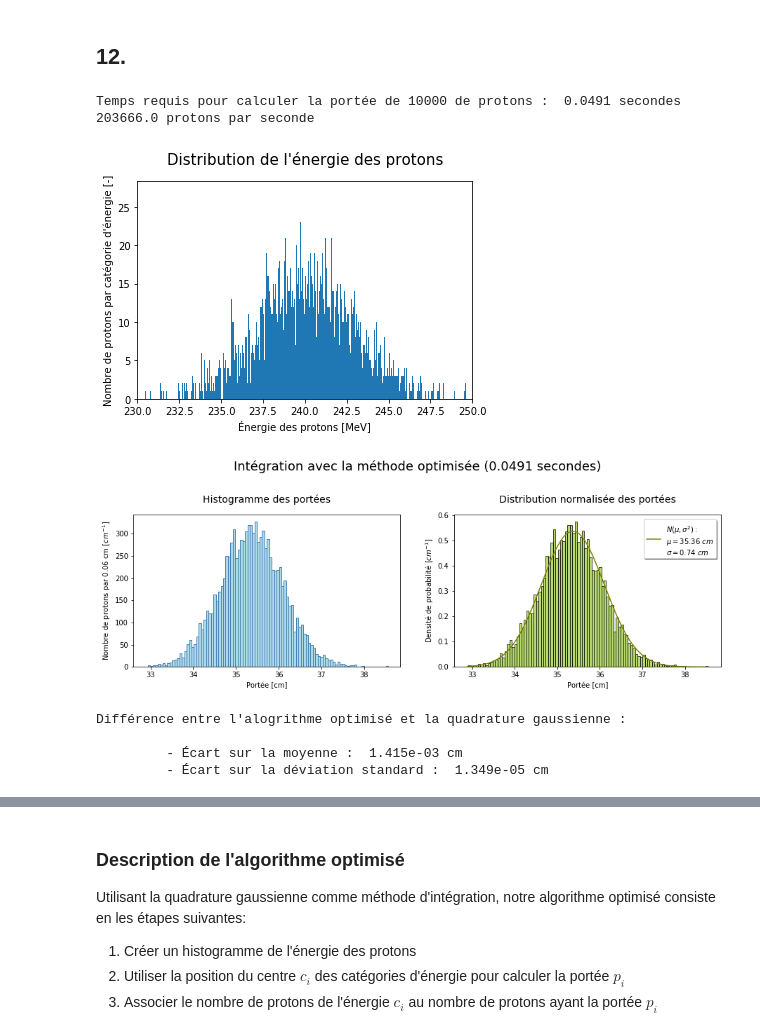
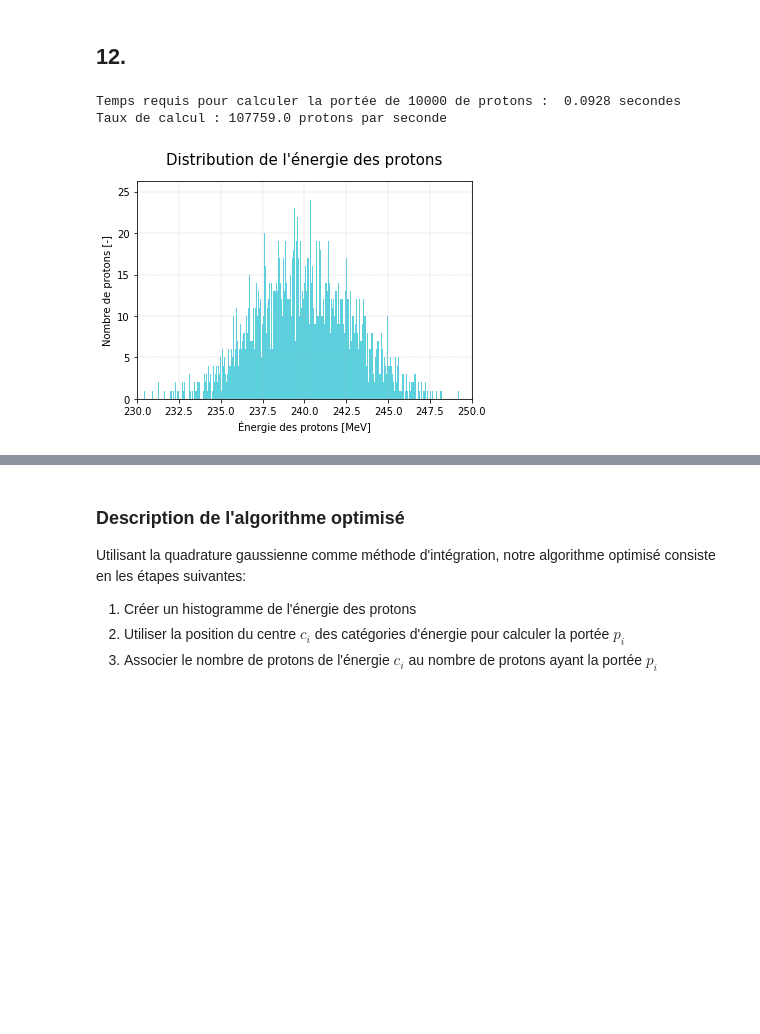
Before and after one commit to eliedl/Physique_numerique, a Jupyter notebook: TP1/TP1_total.ipynb, the cells around one changed output, grey strips where cells are left out. Cells and saved outputs as stored; diff of their text form; code cells hidden in the pictures; blank space fills up the shorter version.

```diff
--- a/TP1/TP1_total.ipynb
+++ b/TP1/TP1_total.ipynb
@@ -138,9 +143,9 @@ def get_s_col(r_e, n_e, T, I, m_e=0.511):
 
     """ Retourne le pouvoir d'arrêt collisonnel d'un matériau
 
-    :params:---------------Description---------------: Unités : type :
+    :params:---------------Description---------------: Unités :
 
-        r_e: Rayon électronique                          cm      float
+        r_e: Rayon électronique                          cm
         n_e: Densité électronique du matériau          cm^{-3}
        beta: Facteur de vitesse réduite                  -
       gamma: Facteur de Lorentz                          -
@@ -159,13 +164,12 @@ def get_s_col(r_e, n_e, T, I, m_e=0.511):
 T = np.linspace(3, 10000, 100000)
 
 s_col_eau = get_s_col(r_e, n_e_eau, T, I_eau)
-
 s_col_cort = get_s_col(r_e, n_e_cort, T, I_cort)
 
 p_col_cort = s_col_cort/rho_cort
 
+#Gestion de l'affichage
 ax = plt.subplot(111)
-
 plt.plot(T, s_col_eau, label=r"           Eau: $\rho = 1,00\ g/cm^3$")
 plt.plot(T, p_col_cort, label=r"Os cortical: $\rho = 1,85\ g/cm^3$")
 plt.xscale('log')
@@ -818,79 +799,37 @@ def weighted_avg_and_std(values, weights):
     variance = np.average((values-average)**2, weights=weights)  # Fast and numerically precise
     return (average, np.sqrt(variance))
 
 nombre_protons = 10000
 
 
 start = timer()
 
 protons = np.histogram(energie, 2000)
 
 mat = []
 
 count = protons[0][np.nonzero(protons[0])[0]]
 e = protons[1][np.nonzero(protons[0])[0]]
 
 mat = gauss_quad(15, e)
 
 total = [count, mat]
 end = timer()
 
 time_opt = np.round(end - start, 4)
 
 
 print("Temps requis pour calculer la portée de {} de protons : ".format(nombre_protons), time_opt, "secondes")
-print("{} protons par seconde".format(np.round(nombre_protons/time_opt)))
+print("Taux de calcul : {} protons par seconde".format(np.round(nombre_protons/time_opt)))
 
-
-
-plt.hist(protons[1][:-1], weights=protons[0], bins= 2000)
+plt.hist(protons[1][:-1], weights=protons[0], bins= 2000, alpha=0.7, color='C9')
 plt.xlabel("Énergie des protons [MeV]")
-plt.ylabel("Nombre de protons par catégorie d'énergie [-]")
+plt.ylabel("Nombre de protons [-]")
 plt.title("Distribution de l'énergie des protons", y=1.05, fontsize=15)
 plt.xlim([230, 250])
+plt.grid('True', which='Major', ls='--', linewidth=0.3)
 plt.show()
-
-mu_opt, sigma_opt = weighted_avg_and_std(mat, weights = count/(np.sum(count)))
-
-x_fit_opt = np.linspace(min(mat), max(mat), 10000)
-y_opt = normal_pdf(x_fit_opt, mu_opt, sigma_opt)
-
-n_opt, x_opt = np.histogram(total[1],weights = total[0], bins=100)
-wid_opt = (x_opt[1]-x_opt[0])*np.ones(len(x_opt))
-
-n_opt = n_opt/(sum(n_opt)*wid_opt[0])
-
-fig, ax = plt.subplots(1,2, figsize=(15,4))
-
-ax[0].hist(total[1], weights=total[0], bins = 100, color='lightblue', edgecolor='steelblue')
-ax[0].set_title('Histogramme des portées', y=1.05, fontsize=14)
-ax[0].set_ylabel('Nombre de protons par 0.06 cm $[cm^{-1}]$')
-ax[0].set_xlabel('Portée [cm]')
-
-ax[1].bar(x_opt[:-1], n_opt, wid_opt[:-1], alpha = 0.7, color='yellowgreen', edgecolor='olive')
-ax[1].plot(x_fit_opt, y_opt, color='olive',\
-           label="$N(\mu, \sigma^2) : $\n$\mu = {}\ cm $\n$\sigma = {}\ cm$".format(np.round(mu_opt, 2), np.round(sigma_opt, 2)))
-
-ax[1].set_xlabel('Portée [cm]')
-ax[1].set_ylabel('Densité de probabilité $[cm^{-1}]$')
-ax[1].set_title('Distribution normalisée des portées', y=1.05, fontsize=14)
-ax[1].legend(bbox_to_anchor=(0.71, 0.97), loc=2, borderaxespad=0., fancybox=True, shadow=True)
-
-plt.suptitle('Intégration avec la méthode optimisée ({} secondes)'.format(time_opt), fontsize=18, y=1.15)
-
-plt.show()
-delta_mu = abs(mu_opt - mu_quad)
-delta_sigma = abs(sigma_opt - sigma_quad)
-
-print("Différence entre l'alogrithme optimisé et la quadrature gaussienne : \n")
-print("\t - Écart sur la moyenne : % 1.3e" % delta_mu + " cm")
-print("\t - Écart sur la déviation standard : % 1.3e" % delta_sigma +" cm")
 # %% [output]
-Temps requis pour calculer la portée de 10000 de protons :  0.0491 secondes
-203666.0 protons par seconde
+Temps requis pour calculer la portée de 10000 de protons :  0.0928 secondes
+Taux de calcul : 107759.0 protons par seconde
-[figure, old version]
+[figure, new version]
-[figure, removed]
-Différence entre l'alogrithme optimisé et la quadrature gaussienne :
-
-         - Écart sur la moyenne :  1.415e-03 cm
-         - Écart sur la déviation standard :  1.349e-05 cm
```
Also changed, not shown: parts of 31 cells of this notebook, 2 other files.
